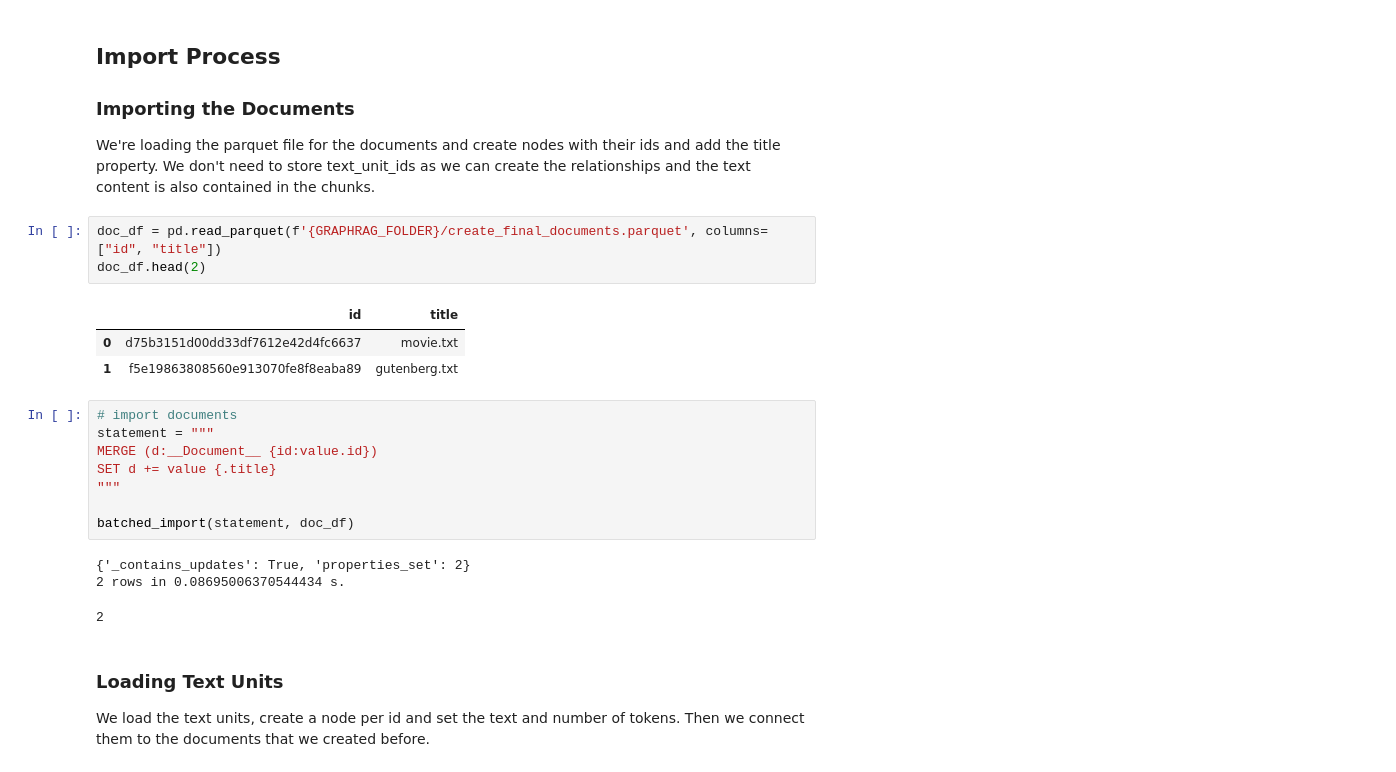
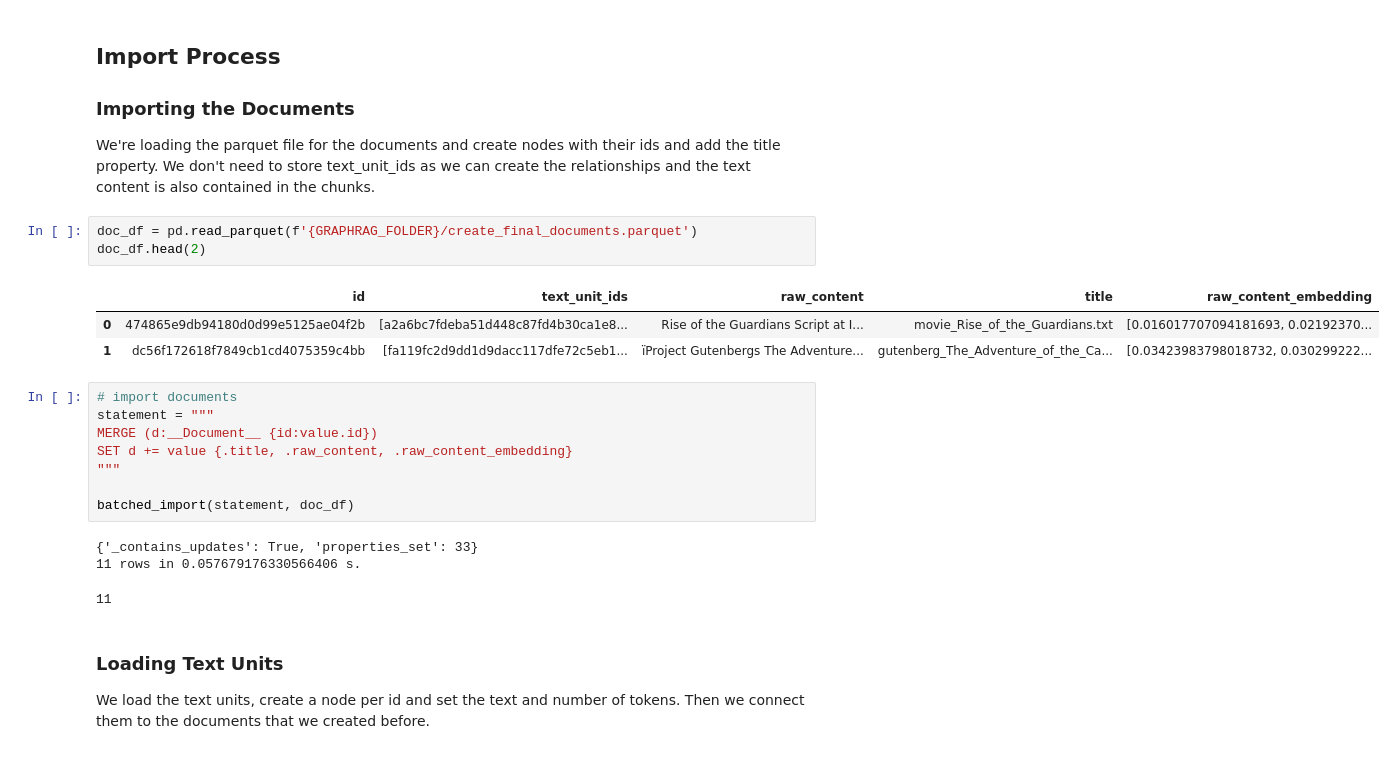
Before and after one commit to yarikama/Agentic-Advanced-RAG, a Jupyter notebook: src/ms_graphrag_import.ipynb, the cells around one changed output. Saved outputs shown, nothing was run; the diff lists cells and outputs as text.

```diff
--- a/src/ms_graphrag_import.ipynb
+++ b/src/ms_graphrag_import.ipynb
@@ -90,24 +90,24 @@ create constraint related_id if not exists for ()-[rel:RELATED]->() require rel.
 ### Importing the Documents
 We're loading the parquet file for the documents and create nodes with their ids and add the title property. We don't need to store text_unit_ids as we can create the relationships and the text content is also contained in the chunks.
 # %%
-doc_df = pd.read_parquet(f'{GRAPHRAG_FOLDER}/create_final_documents.parquet', columns=["id", "title"])
+doc_df = pd.read_parquet(f'{GRAPHRAG_FOLDER}/create_final_documents.parquet')
 doc_df.head(2)
 # %% [output]
-|  | id | title |
-| 0 | d75b3151d00dd33df7612e42d4fc6637 | movie.txt |
-| 1 | f5e19863808560e913070fe8f8eaba89 | gutenberg.txt |
+|  | id | text_unit_ids | raw_content | title | raw_content_embedding |
+| 0 | 474865e9db94180d0d99e5125ae04f2b | [a2a6bc7fdeba51d448c87fd4b30ca1e8... | Rise of the Guardians Script at I... | movie_Rise_of_the_Guardians.txt | [0.016017707094181693, 0.02192370... |
+| 1 | dc56f172618f7849cb1cd4075359c4bb | [fa119fc2d9dd1d9dacc117dfe72c5eb1... | ïProject Gutenbergs The Adventure... | gutenberg_The_Adventure_of_the_Ca... | [0.03423983798018732, 0.030299222... |
 # %%
 # import documents
 statement = """
 MERGE (d:__Document__ {id:value.id})
-SET d += value {.title}
+SET d += value {.title, .raw_content, .raw_content_embedding}
 """
 
 batched_import(statement, doc_df)
 # %% [output]
-{'_contains_updates': True, 'properties_set': 2}
-2 rows in 0.08695006370544434 s.
+{'_contains_updates': True, 'properties_set': 33}
+11 rows in 0.057679176330566406 s.
-2
+11
 # %% [markdown]
 ### Loading Text Units
 We load the text units, create a node per id and set the text and number of tokens. Then we connect them to the documents that we created before.
```
Also changed, not shown: parts of 4 cells of this notebook, 16 other files.
